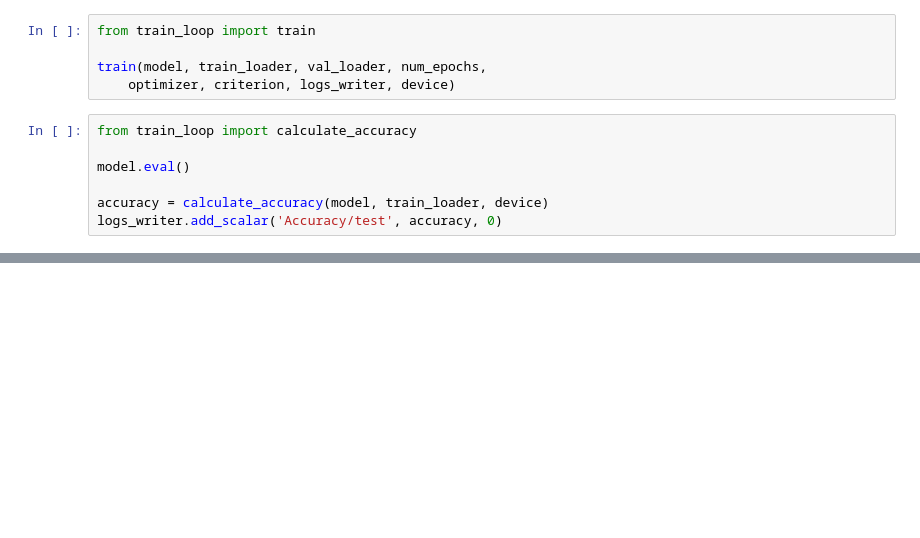
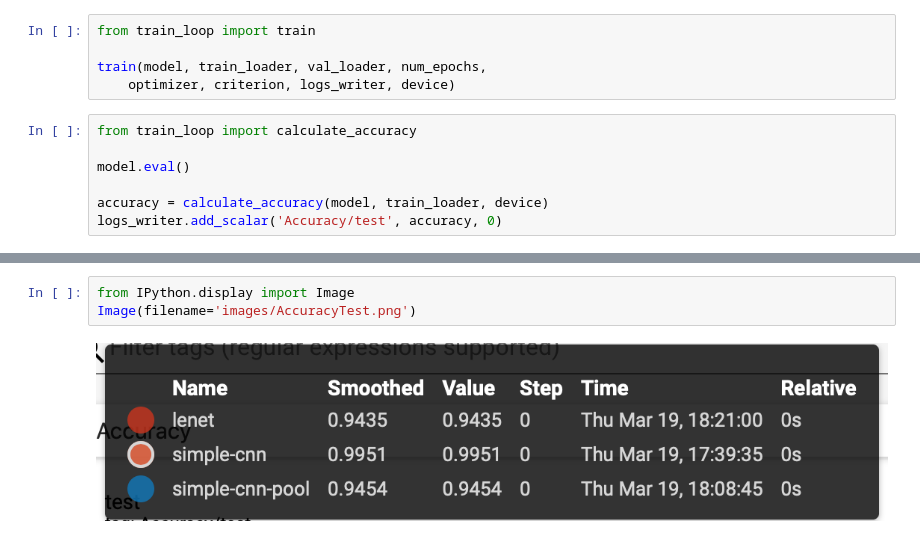
Before and after one commit to AliaksandrStasiuk/master_machine_learning_2, a Jupyter notebook: 3/Pipeline.ipynb, the cells around one changed output, grey strips where cells are left out. Drawn from its saved outputs; the diff is of its cells as text; blank space fills up the shorter version.

```diff
--- a/3/Pipeline.ipynb
+++ b/3/Pipeline.ipynb
@@ -324,0 +330,5 @@ logs_writer.add_scalar('Accuracy/test', accuracy, 0)
+# %%
+from IPython.display import Image
+Image(filename='images/AccuracyTest.png')
+# %% [output]
+[figure, added]
```
Also changed, not shown: parts of 1 cell of this notebook, 2 other files.
